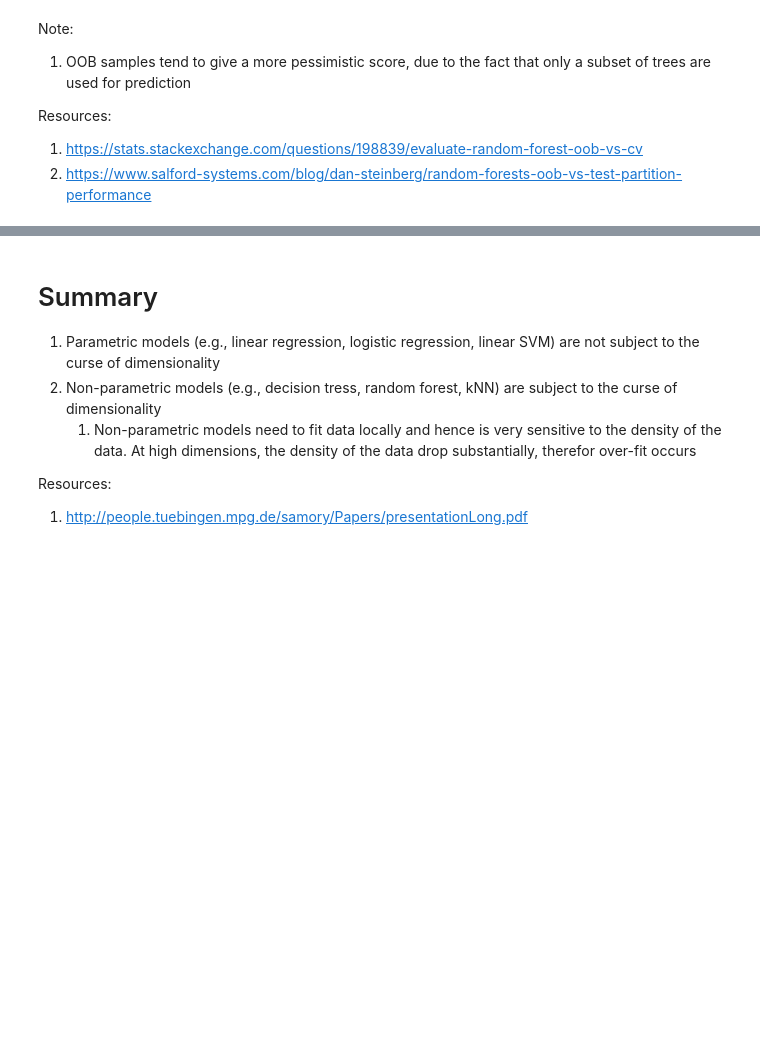
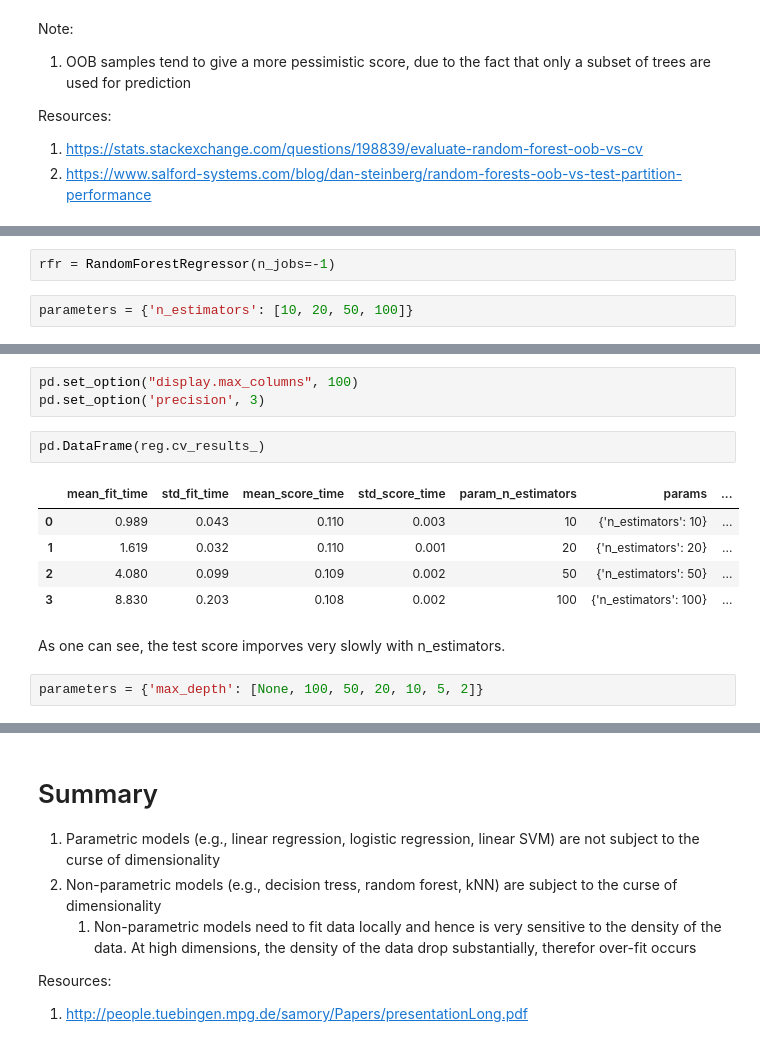
Before and after one commit to danjan1234/My-study-notes, a Jupyter notebook: Curse of Dimensionality.ipynb, the cells around one changed output, grey strips where cells are left out. Drawn from its saved outputs; the diff is of its cells as text; blank space fills up the shorter version.

```diff
--- a/Curse of Dimensionality.ipynb
+++ b/Curse of Dimensionality.ipynb
@@ -156,0 +161,4 @@ Resources:
+# %%
+rfr = RandomForestRegressor(n_jobs=-1)
+# %%
+parameters = {'n_estimators': [10, 20, 50, 100]}
@@ -156,0 +180,15 @@ Resources:
+# %%
+pd.set_option("display.max_columns", 100)
+pd.set_option('precision', 3)
+# %%
+pd.DataFrame(reg.cv_results_)
+# %% [output]
+|  | mean_fit_time | std_fit_time | mean_score_time | std_score_time | param_n_estimators | params | ... |
+| 0 | 0.989 | 0.043 | 0.110 | 0.003 | 10 | {'n_estimators': 10} | ... |
+| 1 | 1.619 | 0.032 | 0.110 | 0.001 | 20 | {'n_estimators': 20} | ... |
+| 2 | 4.080 | 0.099 | 0.109 | 0.002 | 50 | {'n_estimators': 50} | ... |
+| 3 | 8.830 | 0.203 | 0.108 | 0.002 | 100 | {'n_estimators': 100} | ... |
+# %% [markdown]
+As one can see, the test score imporves very slowly with n_estimators.
+# %%
+parameters = {'max_depth': [None, 100, 50, 20, 10, 5, 2]}
```
Also changed, not shown: parts of 18 cells of this notebook.
